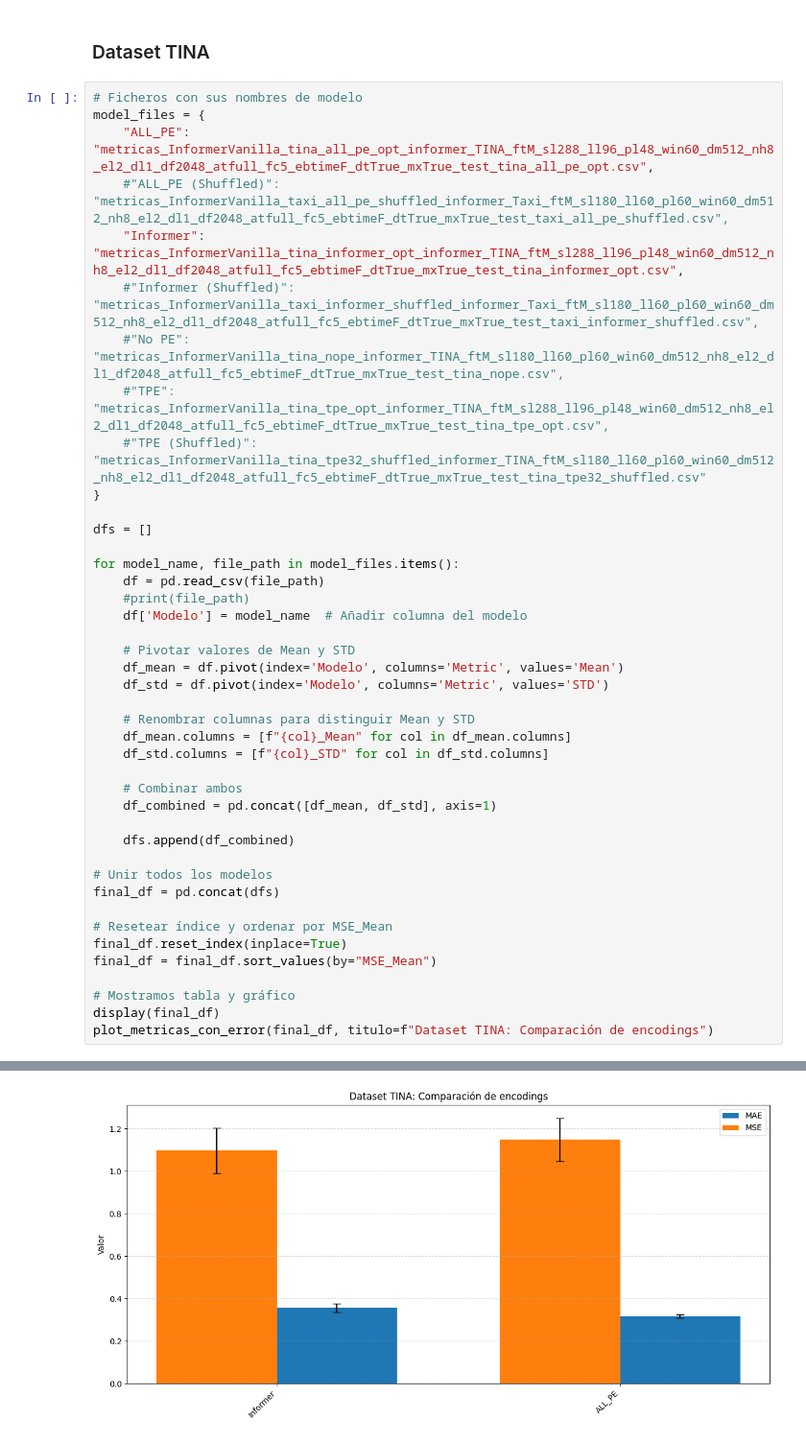
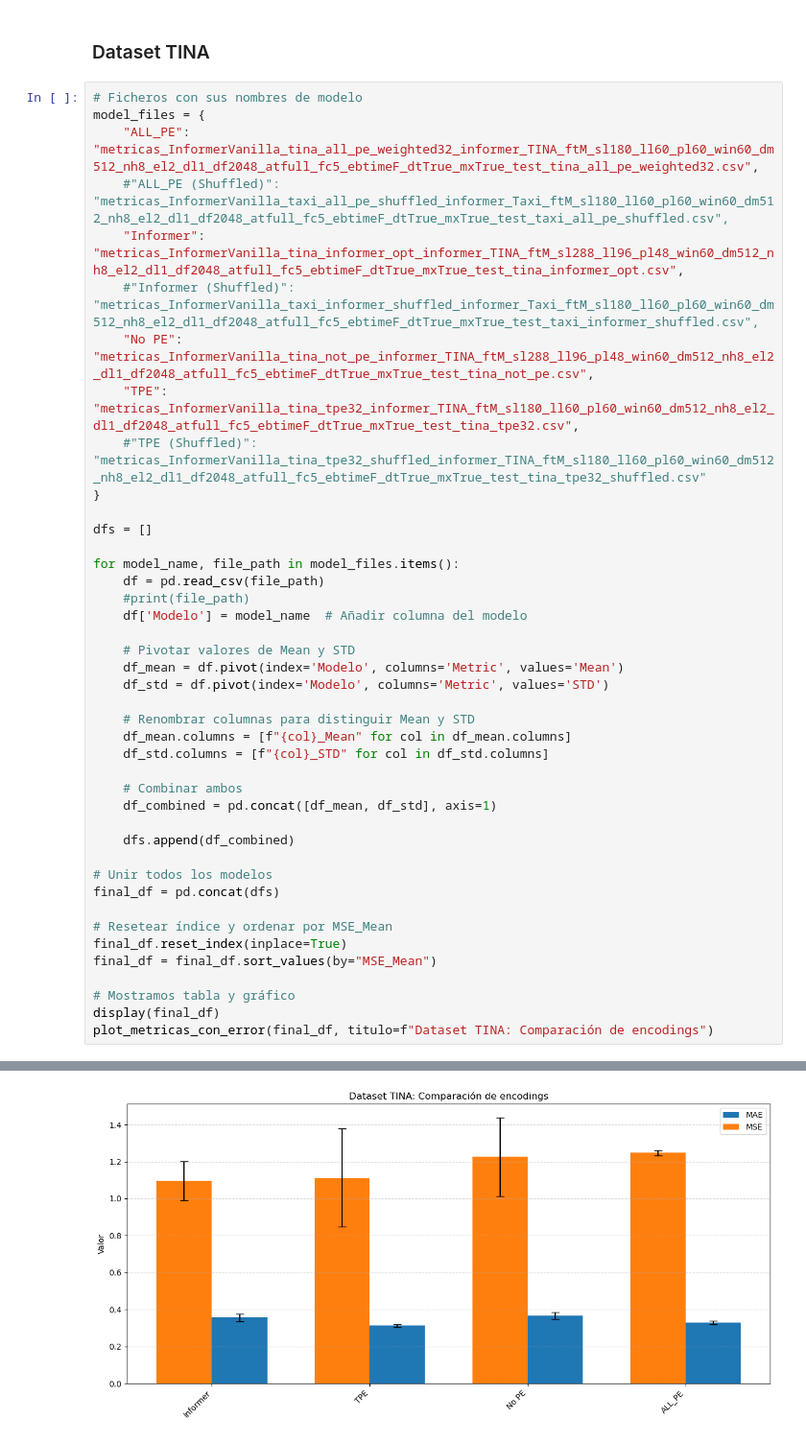
Before and after one commit to hexecoded/TFM, a Jupyter notebook: Experimentos/ResultadosNGPU.ipynb, the cells around one changed output, grey strips where cells are left out. Shown at 96% size. Cells and saved outputs as stored; diff of their text form.

```diff
--- a/Experimentos/ResultadosNGPU.ipynb
+++ b/Experimentos/ResultadosNGPU.ipynb
@@ -375,12 +375,12 @@ plot_metricas_con_error(final_df, titulo=f"Yellow Trip Data: Comparación de enc
 # %%
 # Ficheros con sus nombres de modelo
 model_files = {
-    "ALL_PE": "metricas_InformerVanilla_tina_all_pe_opt_informer_TINA_ftM_sl288_ll96_pl48_win60_dm512_nh8_el2_dl1_df2048_atfull_fc5_ebtimeF_dtTrue_mxTrue_test_tina_all_pe_opt.csv",
+    "ALL_PE": "metricas_InformerVanilla_tina_all_pe_weighted32_informer_TINA_ftM_sl180_ll60_pl60_win60_dm512_nh8_el2_dl1_df2048_atfull_fc5_ebtimeF_dtTrue_mxTrue_test_tina_all_pe_weighted32.csv",
     #"ALL_PE (Shuffled)": "metricas_InformerVanilla_taxi_all_pe_shuffled_informer_Taxi_ftM_sl180_ll60_pl60_win60_dm512_nh8_el2_dl1_df2048_atfull_fc5_ebtimeF_dtTrue_mxTrue_test_taxi_all_pe_shuffled.csv",
     "Informer": "metricas_InformerVanilla_tina_informer_opt_informer_TINA_ftM_sl288_ll96_pl48_win60_dm512_nh8_el2_dl1_df2048_atfull_fc5_ebtimeF_dtTrue_mxTrue_test_tina_informer_opt.csv",
     #"Informer (Shuffled)": "metricas_InformerVanilla_taxi_informer_shuffled_informer_Taxi_ftM_sl180_ll60_pl60_win60_dm512_nh8_el2_dl1_df2048_atfull_fc5_ebtimeF_dtTrue_mxTrue_test_taxi_informer_shuffled.csv",
-    #"No PE": "metricas_InformerVanilla_tina_nope_informer_TINA_ftM_sl180_ll60_pl60_win60_dm512_nh8_el2_dl1_df2048_atfull_fc5_ebtimeF_dtTrue_mxTrue_test_tina_nope.csv",
-    #"TPE": "metricas_InformerVanilla_tina_tpe_opt_informer_TINA_ftM_sl288_ll96_pl48_win60_dm512_nh8_el2_dl1_df2048_atfull_fc5_ebtimeF_dtTrue_mxTrue_test_tina_tpe_opt.csv",
+    "No PE": "metricas_InformerVanilla_tina_not_pe_informer_TINA_ftM_sl288_ll96_pl48_win60_dm512_nh8_el2_dl1_df2048_atfull_fc5_ebtimeF_dtTrue_mxTrue_test_tina_not_pe.csv",
+    "TPE": "metricas_InformerVanilla_tina_tpe32_informer_TINA_ftM_sl180_ll60_pl60_win60_dm512_nh8_el2_dl1_df2048_atfull_fc5_ebtimeF_dtTrue_mxTrue_test_tina_tpe32.csv",
     #"TPE (Shuffled)": "metricas_InformerVanilla_tina_tpe32_shuffled_informer_TINA_ftM_sl180_ll60_pl60_win60_dm512_nh8_el2_dl1_df2048_atfull_fc5_ebtimeF_dtTrue_mxTrue_test_tina_tpe32_shuffled.csv"
 }
 
@@ -421 +423 @@ plot_metricas_con_error(final_df, titulo=f"Dataset TINA: Comparación de encodin
-[figure, old version]
+[figure, new version]
```
Also changed, not shown: parts of 2 cells of this notebook, 4 other files.
